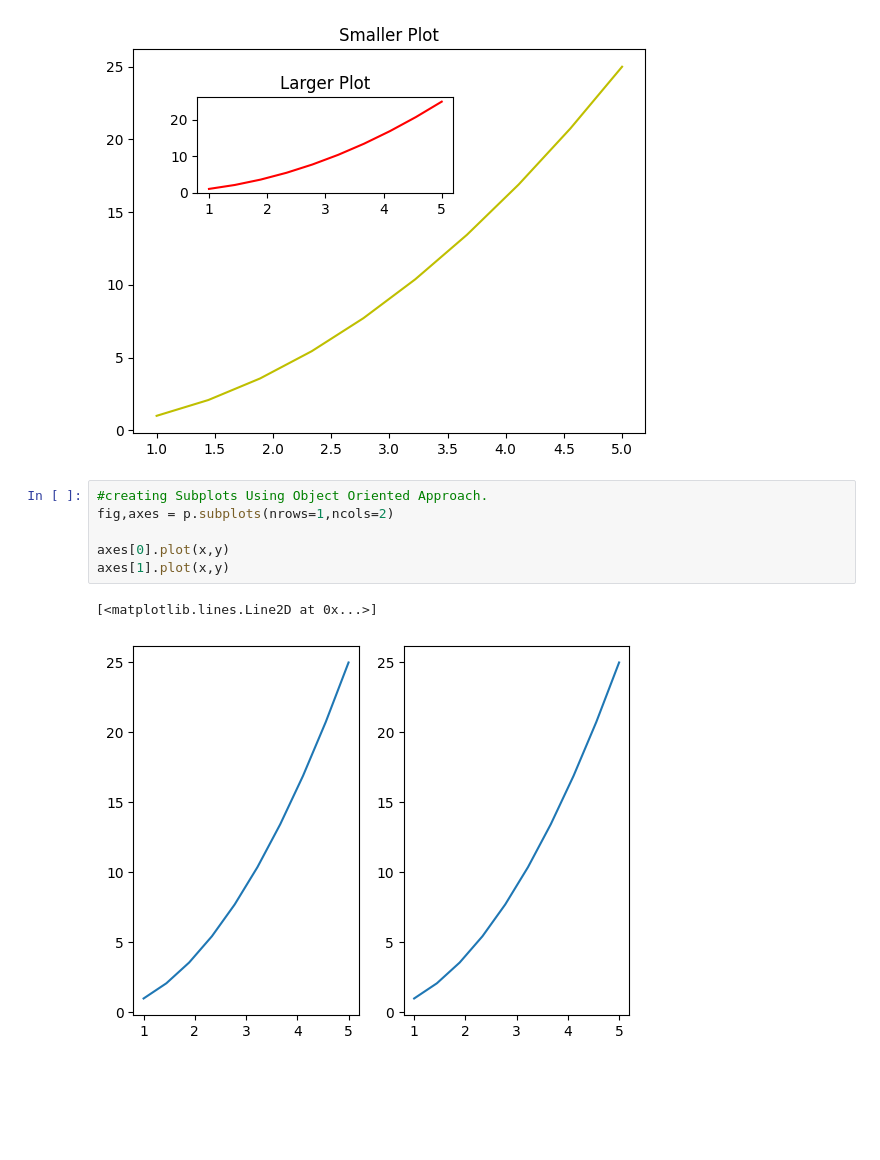
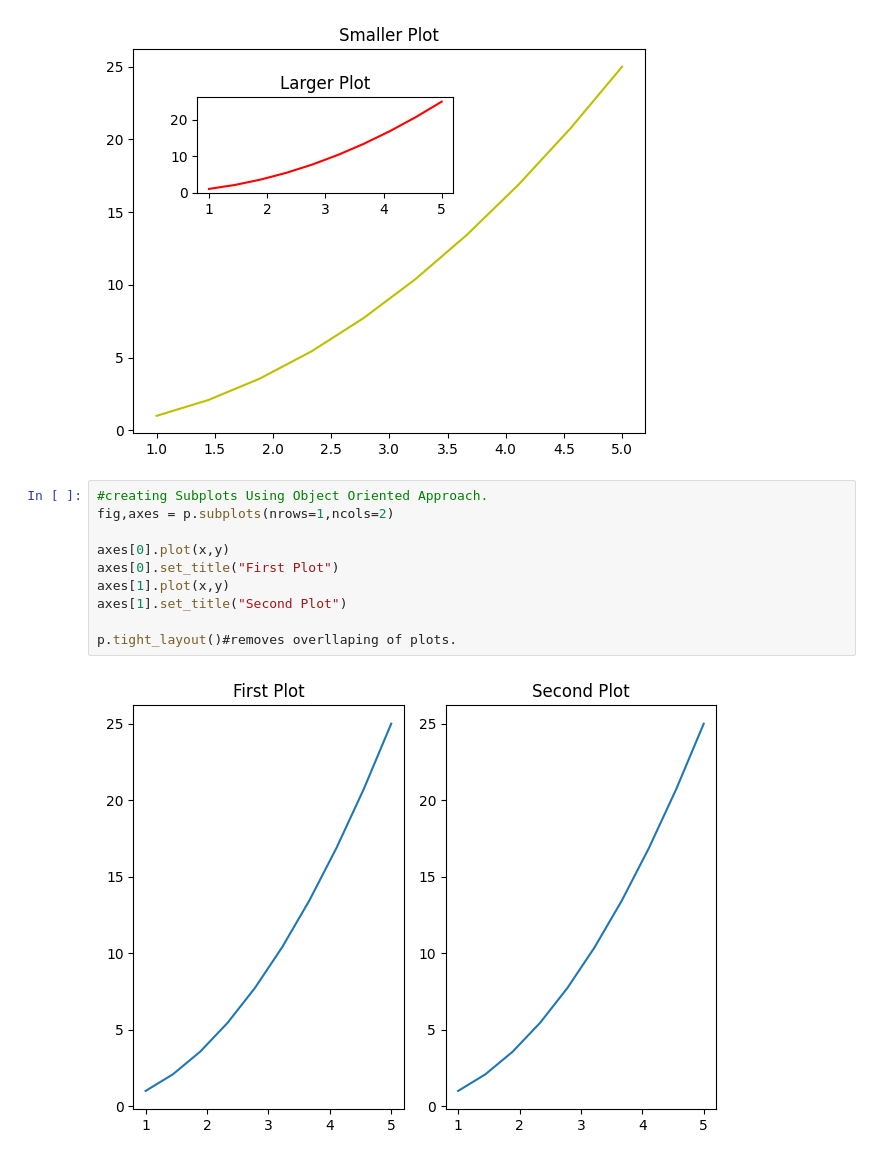
Before and after one commit to 01puneet/visualisation, a Jupyter notebook: matplot.ipynb, the cells around one changed output. Drawn from its saved outputs; the diff is of its cells as text; blank space fills up the shorter version.

```diff
--- a/matplot.ipynb
+++ b/matplot.ipynb
@@ -80,9 +80,12 @@ Text(0.5, 1.0, 'Larger Plot')
 # %%
 #creating Subplots Using Object Oriented Approach.
 fig,axes = p.subplots(nrows=1,ncols=2)
 
 axes[0].plot(x,y)
+axes[0].set_title("First Plot")
 axes[1].plot(x,y)
+axes[1].set_title("Second Plot")
+
+p.tight_layout()#removes overllaping of plots.
 # %% [output]
-[<matplotlib.lines.Line2D at 0x...>]
-[figure, old version]
+[figure, new version]
```
Also changed, not shown: parts of 4 cells of this notebook.
